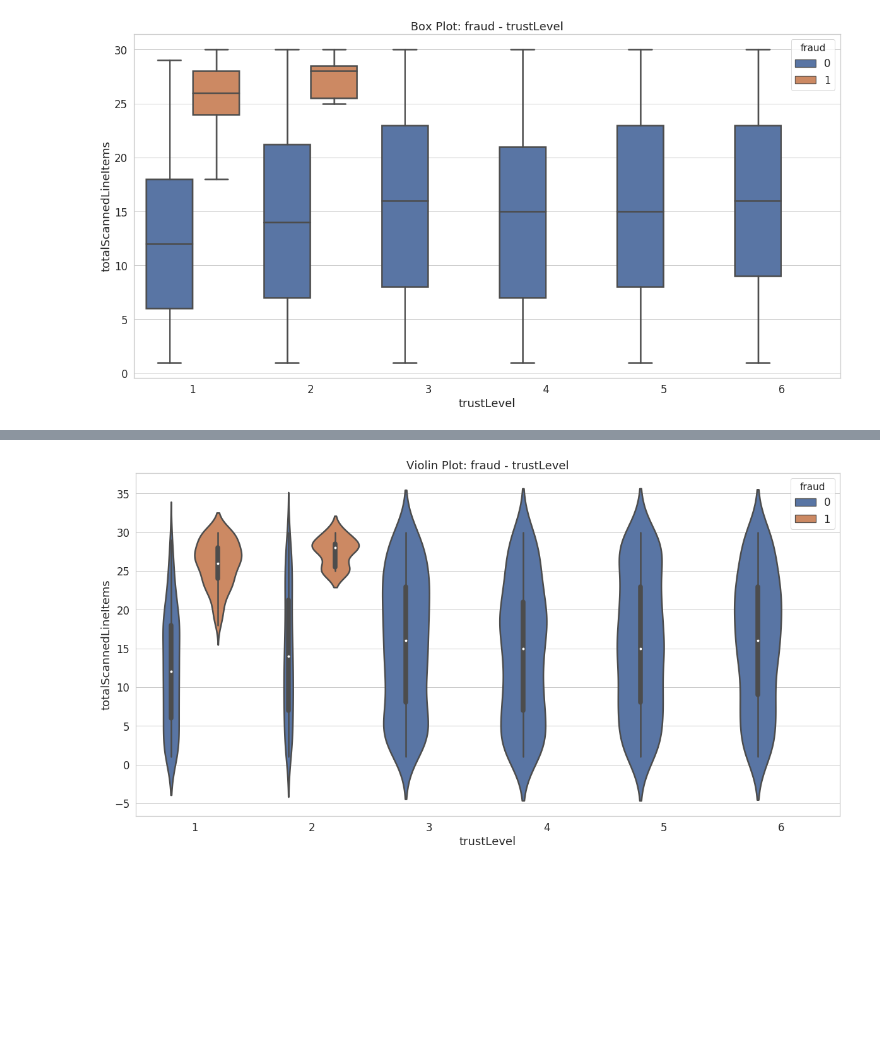
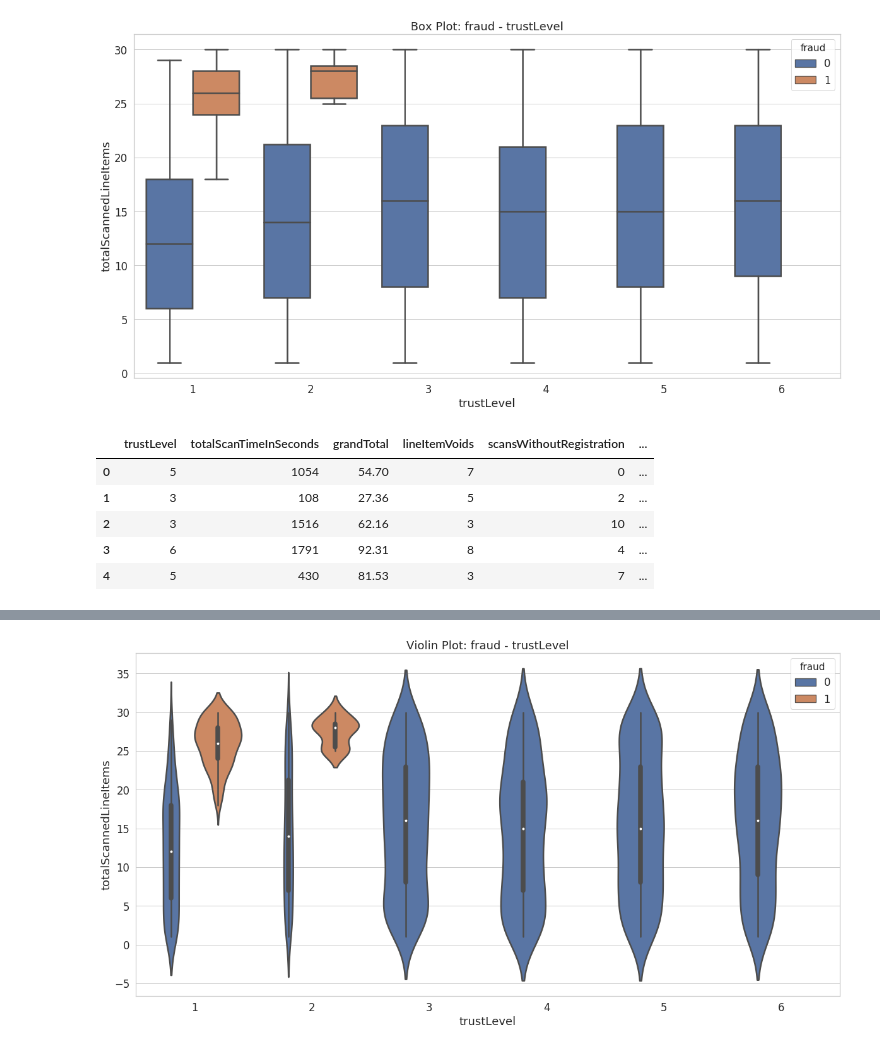
Before and after one commit to LackesLab/dmc2019, a Jupyter notebook: notebooks/plots.ipynb, the cells around one changed output, grey strips where cells are left out. Drawn from its saved outputs; the diff is of its cells as text; code cells hidden in the pictures; blank space fills up the shorter version.

```diff
--- a/notebooks/plots.ipynb
+++ b/notebooks/plots.ipynb
@@ -23,3 +30,12 @@ plt.title("Box Plot: fraud - trustLevel")
 plt.show()
 # %% [output]
 [figure]
+# %%
+df_train.head()
+# %% [output]
+|  | trustLevel | totalScanTimeInSeconds | grandTotal | lineItemVoids | scansWithoutRegistration | ... |
+| 0 | 5 | 1054 | 54.70 | 7 | 0 | ... |
+| 1 | 3 | 108 | 27.36 | 5 | 2 | ... |
+| 2 | 3 | 1516 | 62.16 | 3 | 10 | ... |
+| 3 | 6 | 1791 | 92.31 | 8 | 4 | ... |
+| 4 | 5 | 430 | 81.53 | 3 | 7 | ... |
```
Also changed, not shown: parts of 5 cells of this notebook, 5 other files.
